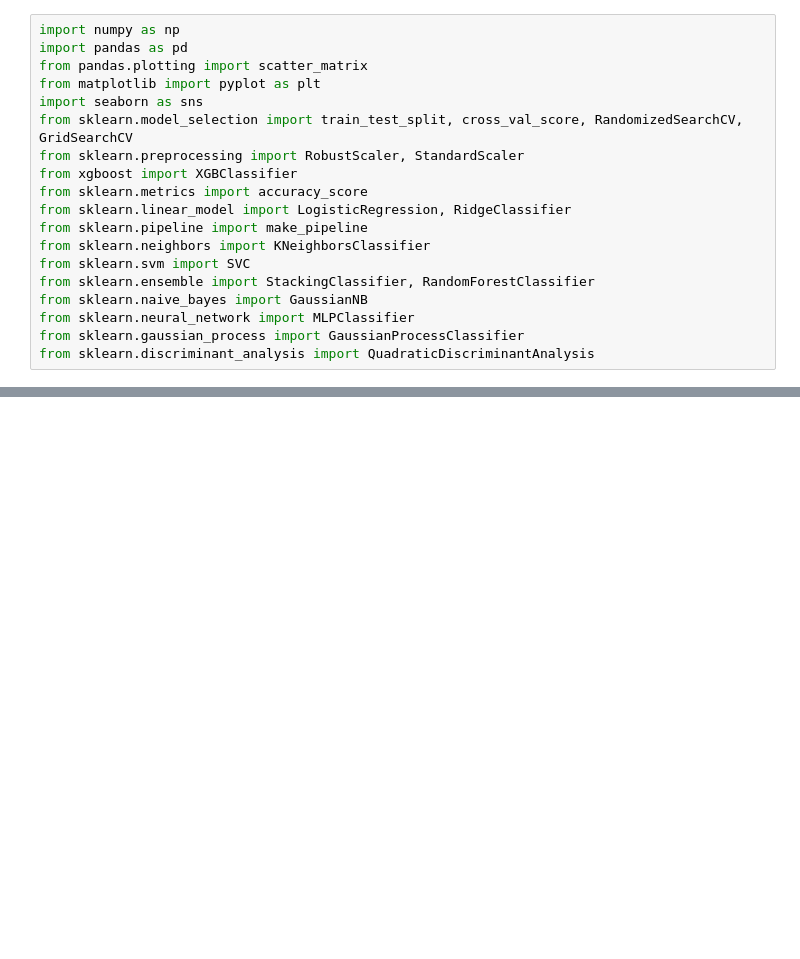
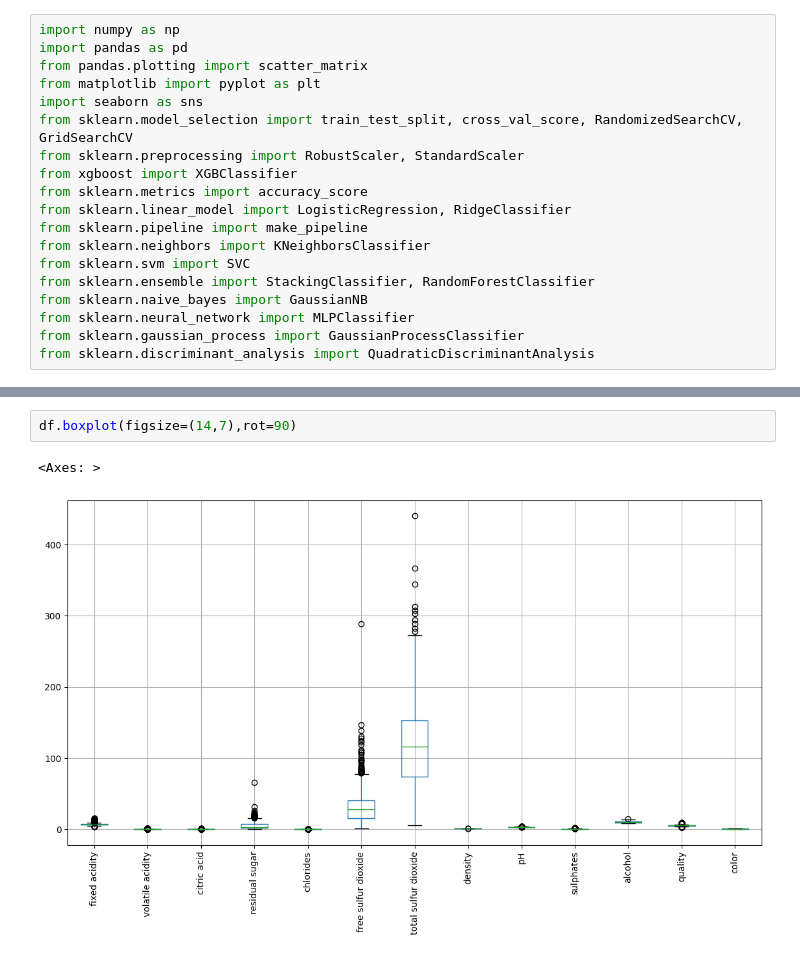
Before and after one commit to Fededasilva17/examencd3, a Jupyter notebook: notebook.ipynb, the cells around one changed output, grey strips where cells are left out. Saved outputs shown, nothing was run; the diff lists cells and outputs as text; blank space fills up the shorter version.

```diff
--- a/notebook.ipynb
+++ b/notebook.ipynb
@@ -25,0 +143,5 @@ FileNotFoundError: [Errno 2] No such file or directory: 'winequality-red'
+# %%
+df.boxplot(figsize=(14,7),rot=90)
+# %% [output]
+<Axes: >
+[figure, added]
```
Also changed, not shown: parts of 18 cells of this notebook.
